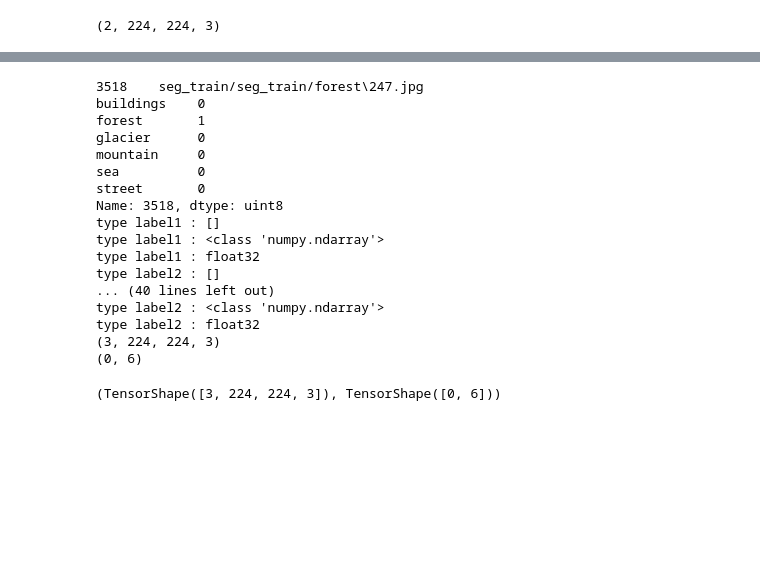
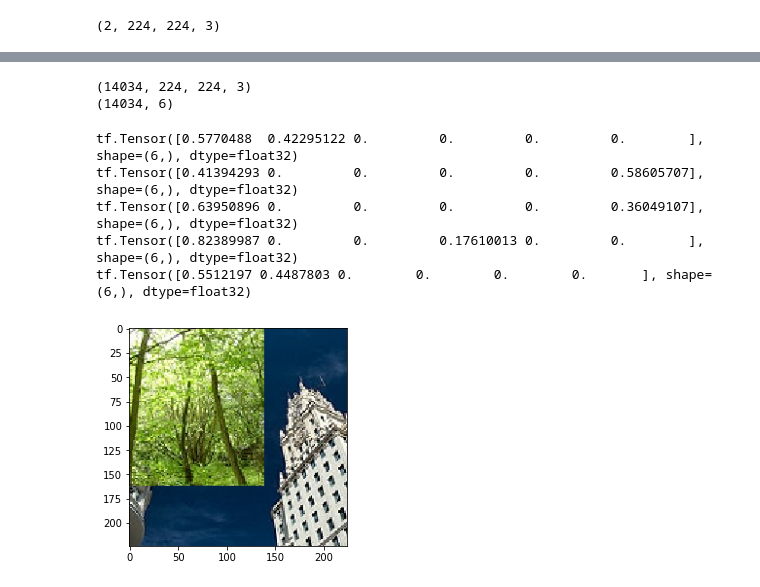
Before and after one commit to SeHwanYoo/gitc_paper_cutoff, a Jupyter notebook: applying_cutoff.ipynb, the cells around one changed output, grey strips where cells are left out. Drawn from its saved outputs; the diff is of its cells as text; code cells hidden in the pictures; blank space fills up the shorter version.

```diff
--- a/applying_cutoff.ipynb
+++ b/applying_cutoff.ipynb
@@ -285,14 +220,17 @@ labels = []
 imgs = []
 labs = []
 
-for idx, val in classified_map[:3].iterrows():
+classes = ['buildings', 'forest', 'glacier', 'mountain', 'sea', 'street']
+
+for idx, val in classified_map.iterrows():
 
     # image
     img1 = tf.keras.preprocessing.image.load_img(val['image_path'], target_size=(RES, RES))
     image1 = tf.keras.preprocessing.image.img_to_array(img1)
 
     # label
-    label1 = np.ndarray(tt.loc[idx, classes], dtype=np.float32)
+    # label1 = np.ndarray(tt.loc[idx, classes], dtype=np.float32)
+    label1 = tt.loc[idx, classes].to_numpy()
 
     APPLY = tf.cast(tf.random.uniform(()) >= 0.5, tf.int32)
     # idx = tf.random.uniform((), 0, N_BATCH, tf.int32)
@@ -302,13 +240,12 @@ for idx, val in classified_map[:3].iterrows():
     rand_df = classified_map[classified_map['label'] != val['label']].sample(n=1)
 
     # randomly picked image
-    print(rand_df['image_path'].to_string())
     img2 = tf.keras.preprocessing.image.load_img(rand_df['image_path'].values[0], target_size=(RES, RES))
     image2 = tf.keras.preprocessing.image.img_to_array(img2)
 
     # randomly picked label
-    print(tt.loc[rand_df['index'].values[0], classes])
-    label2 = np.ndarray(tt.loc[rand_df['index'].values[0], classes], dtype=np.float32)
+    # label2 = np.ndarray(tt.loc[rand_df['index'].values[0], classes], dtype=np.float32)
+    label2 = tt.loc[rand_df['index'].values[0], classes].to_numpy()
 
 
     w = RES
@@ -349,20 +286,20 @@ for idx, val in classified_map[:3].iterrows():
 
     alpha = tf.cast((cut_w_mod * cut_h_mod) / (w*h), tf.float32)
 
-    print(f'type label1 : {label1}')
-    print(f'type label1 : {type(label1)}')
-    print(f'type label1 : {label1.dtype}')
-    print(f'type label2 : {label2}')
-    print(f'type label2 : {type(label2)}')
-    print(f'type label2 : {label2.dtype}')
+    # print(f'type label1 : {label1}')
+    # print(f'type label1 : {type(label1)}')
+    # print(f'type label1 : {label1.dtype}')
+    # print(f'type label2 : {label2}')
+    # print(f'type label2 : {type(label2)}')
+    # print(f'type label2 : {label2.dtype}')
 
     # label1 = tf.convert_to_tensor(label1)
     # label2 = tf.convert_to_tensor(label2)
 
-    print(f'type label1 : {type(label1)}')
-    print(f'type label1 : {label1.dtype}')
-    print(f'type label2 : {type(label2)}')
-    print(f'type label2 : {label2.dtype}')
+    # print(f'type label1 : {type(label1)}')
+    # print(f'type label1 : {label1.dtype}')
+    # print(f'type label2 : {type(label2)}')
+    # print(f'type label2 : {label2.dtype}')
 
     new_label = ((1-alpha) * label1 + alpha * label2)
     labs.append(new_label)
@@ -376,26 +313,5 @@ labels = tf.reshape(tf.stack(labs), [-1, 6])
 print(images.shape)
 print(labels.shape)
 # %% [output]
-3518    seg_train/seg_train/forest\247.jpg
-buildings    0
-forest       1
-glacier      0
-mountain     0
-sea          0
-street       0
-Name: 3518, dtype: uint8
-type label1 : []
-type label1 : <class 'numpy.ndarray'>
-type label1 : float32
-type label2 : []
-... (40 lines left out)
-type label2 : <class 'numpy.ndarray'>
-type label2 : float32
-(3, 224, 224, 3)
-(0, 6)
+(14034, 224, 224, 3)
+(14034, 6)
-# %%
-images.shape, labels.shape
-# labelsnew_label
-# new_label
-# %% [output]
-(TensorShape([3, 224, 224, 3]), TensorShape([0, 6]))
@@ -468,0 +318,14 @@ def improved_cutmix(image, label):
+# %%
+for image, label in zip(images[:5], labels[:5]):
+    plt.imshow(image / 255)
+    # print(image.shape)
+    print(label)
+
+plt.show()
+# %% [output]
+tf.Tensor([0.5770488  0.42295122 0.         0.         0.         0.        ], shape=(6,), dtype=float32)
+tf.Tensor([0.41394293 0.         0.         0.         0.         0.58605707], shape=(6,), dtype=float32)
+tf.Tensor([0.63950896 0.         0.         0.         0.         0.36049107], shape=(6,), dtype=float32)
+tf.Tensor([0.82389987 0.         0.         0.17610013 0.         0.        ], shape=(6,), dtype=float32)
+tf.Tensor([0.5512197 0.4487803 0.        0.        0.        0.       ], shape=(6,), dtype=float32)
+[figure, added]
```
Also changed, not shown: parts of 17 cells of this notebook.
